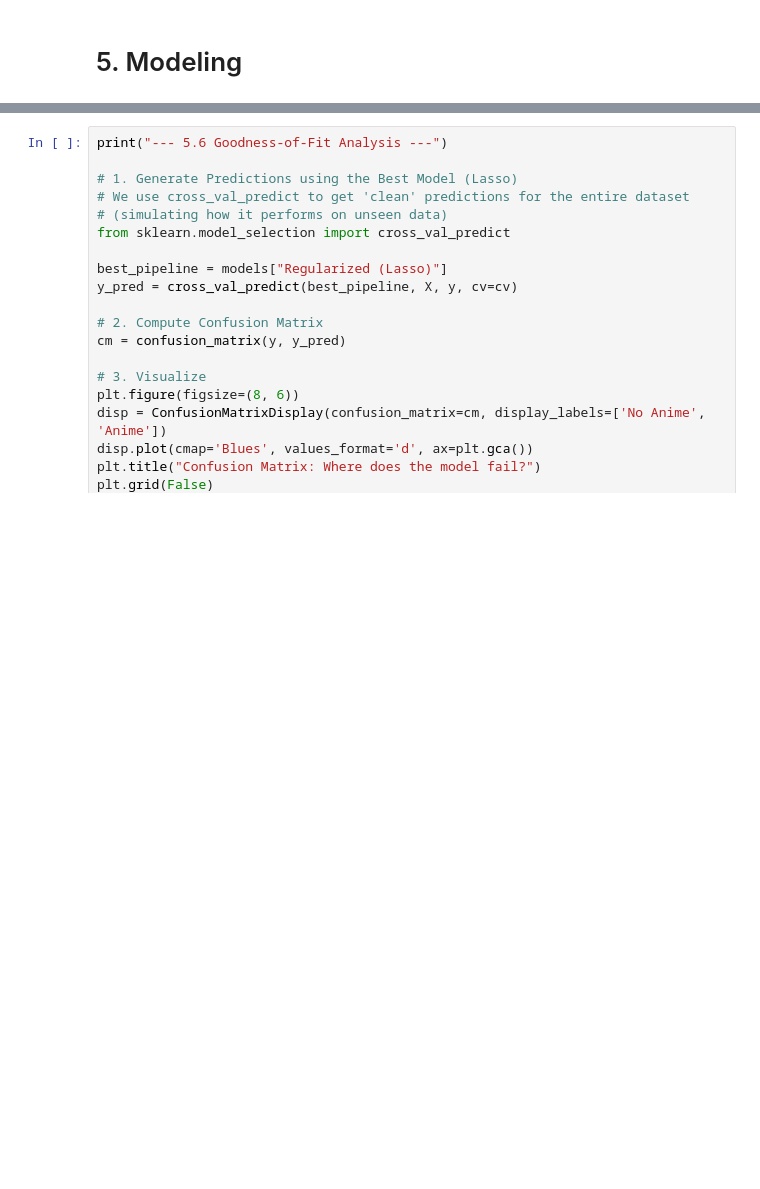
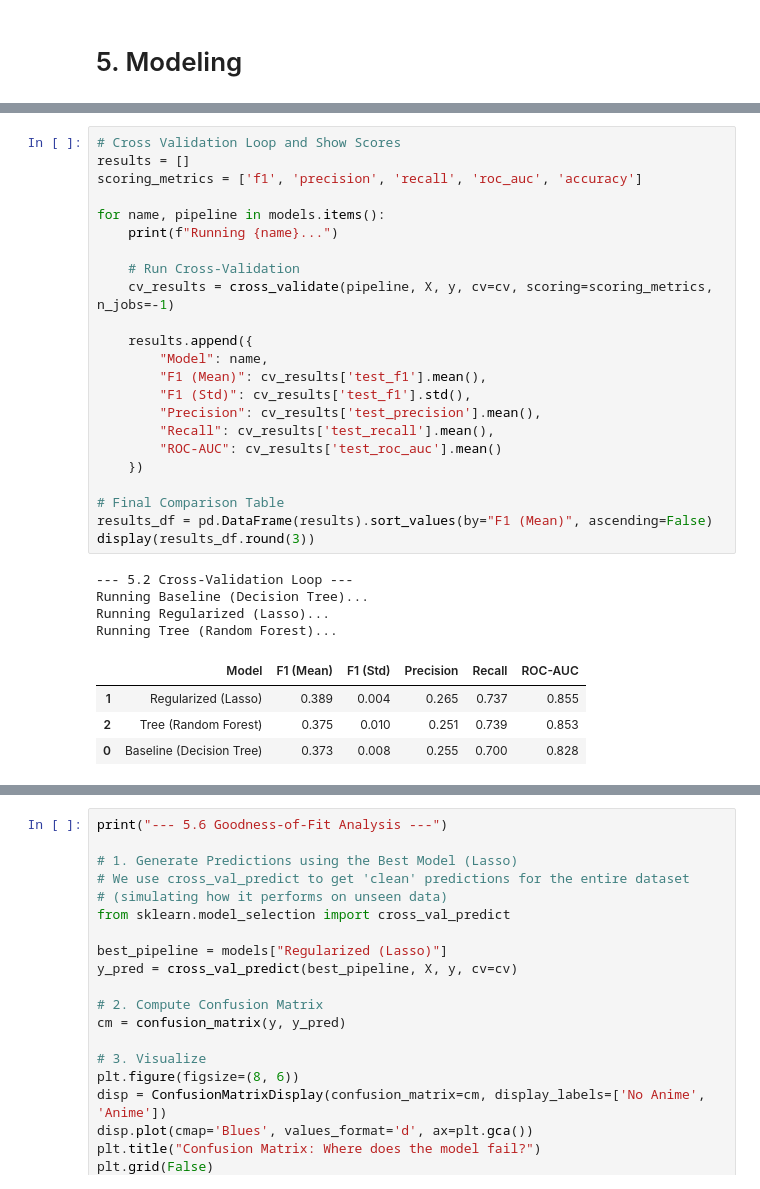
Before and after one commit to kennethyyoung/MyAnimeList_Manga_Analysis, a Jupyter notebook: notebooks/analysis.ipynb, the cells around one changed output, grey strips where cells are left out. Drawn from its saved outputs; the diff is of its cells as text; blank space fills up the shorter version.

```diff
--- a/notebooks/analysis.ipynb
+++ b/notebooks/analysis.ipynb
@@ -1640,0 +1614,32 @@ Running Tree (Random Forest)...
+# %%
+# Cross Validation Loop and Show Scores
+results = []
+scoring_metrics = ['f1', 'precision', 'recall', 'roc_auc', 'accuracy']
+
+for name, pipeline in models.items():
+    print(f"Running {name}...")
+
+    # Run Cross-Validation
+    cv_results = cross_validate(pipeline, X, y, cv=cv, scoring=scoring_metrics, n_jobs=-1)
+
+    results.append({
+        "Model": name,
+        "F1 (Mean)": cv_results['test_f1'].mean(),
+        "F1 (Std)": cv_results['test_f1'].std(),
+        "Precision": cv_results['test_precision'].mean(),
+        "Recall": cv_results['test_recall'].mean(),
+        "ROC-AUC": cv_results['test_roc_auc'].mean()
+    })
+
+# Final Comparison Table
+results_df = pd.DataFrame(results).sort_values(by="F1 (Mean)", ascending=False)
+display(results_df.round(3))
+# %% [output]
+--- 5.2 Cross-Validation Loop ---
+Running Baseline (Decision Tree)...
+Running Regularized (Lasso)...
+Running Tree (Random Forest)...
+|  | Model | F1 (Mean) | F1 (Std) | Precision | Recall | ROC-AUC |
+| 1 | Regularized (Lasso) | 0.389 | 0.004 | 0.265 | 0.737 | 0.855 |
+| 2 | Tree (Random Forest) | 0.375 | 0.010 | 0.251 | 0.739 | 0.853 |
+| 0 | Baseline (Decision Tree) | 0.373 | 0.008 | 0.255 | 0.700 | 0.828 |
```
Also changed, not shown: parts of 21 cells of this notebook.
